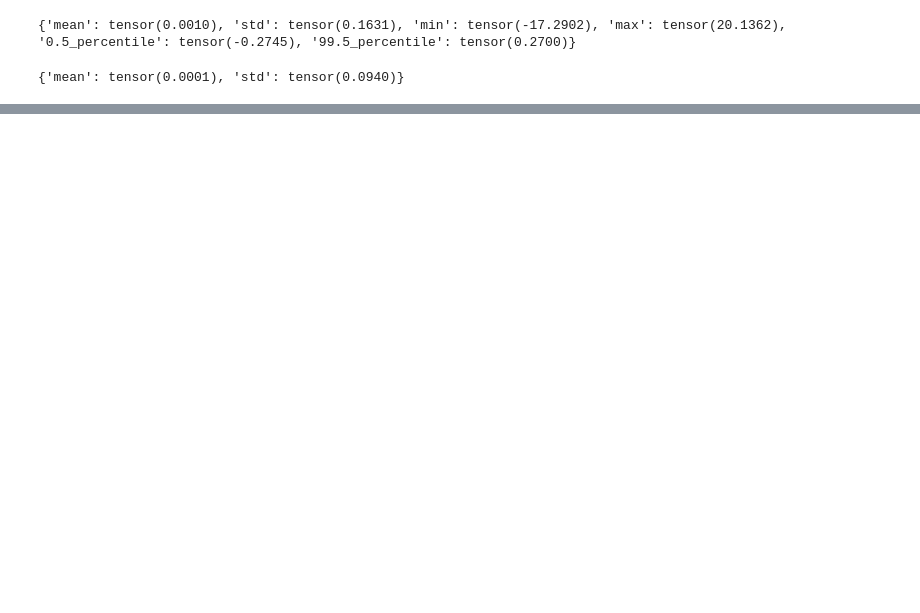
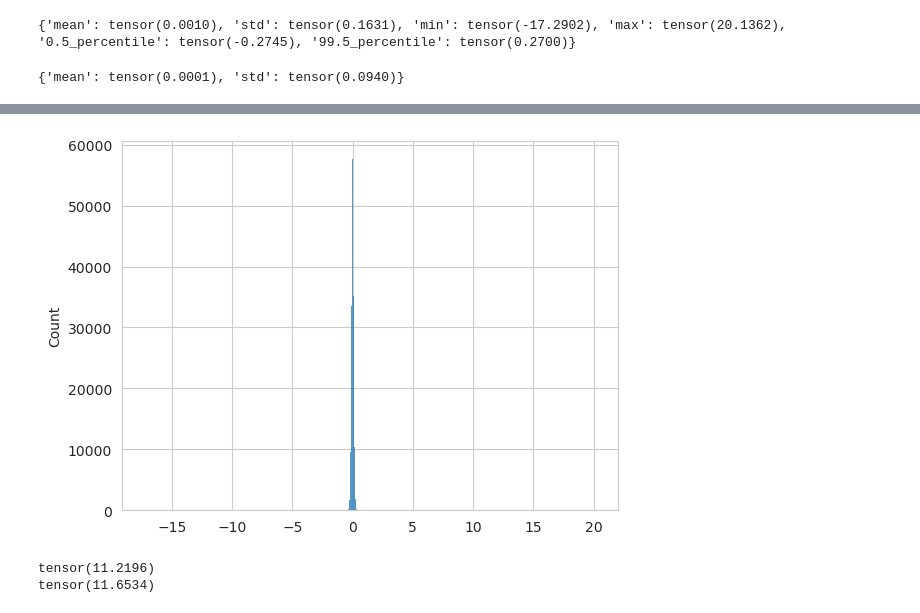
Before and after one commit to multimodallearning/MetaFormerMedImaging, a Jupyter notebook: dev/plot_weights_distribution.ipynb, the cells around one changed output, grey strips where cells are left out. Cells and saved outputs as stored; diff of their text form; code cells hidden in the pictures; blank space fills up the shorter version.

```diff
--- a/dev/plot_weights_distribution.ipynb
+++ b/dev/plot_weights_distribution.ipynb
@@ -35,0 +58,15 @@ sns.histplot(p_clamped)
+# %%
+for p in model.parameters():
+    if p.requires_grad:
+        p.data = p.data + torch.randn_like(p) * 0.005
+
+plot_weight_distro(model)
+y_current = model(torch.randn(1, 3, 224, 224)).detach()
+# %% [output]
+[figure, added]
+# %%
+print(y_previous.norm())
+print(y_current.norm())
+# %% [output]
+tensor(11.2196)
+tensor(11.6534)
```
Also changed, not shown: parts of 4 cells of this notebook, 3 other files.
